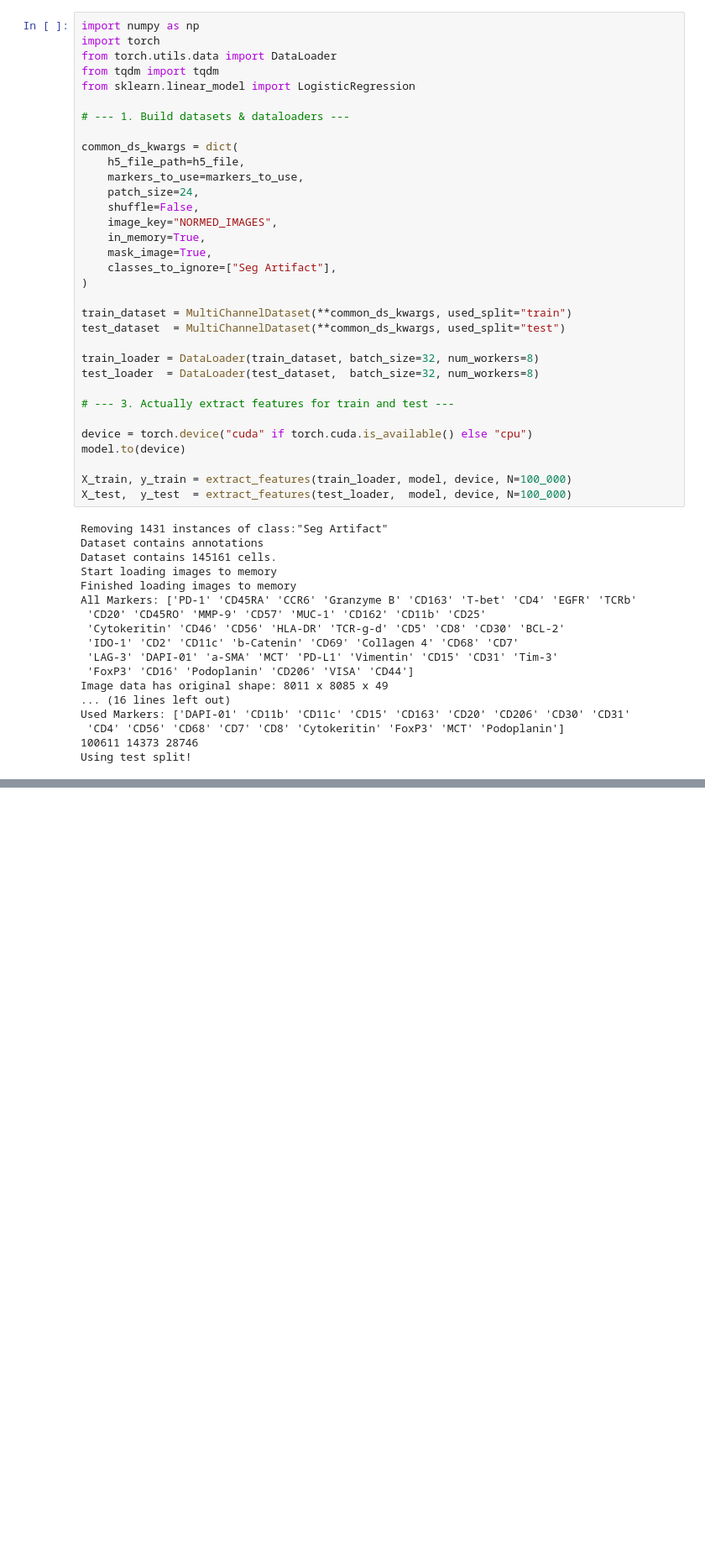
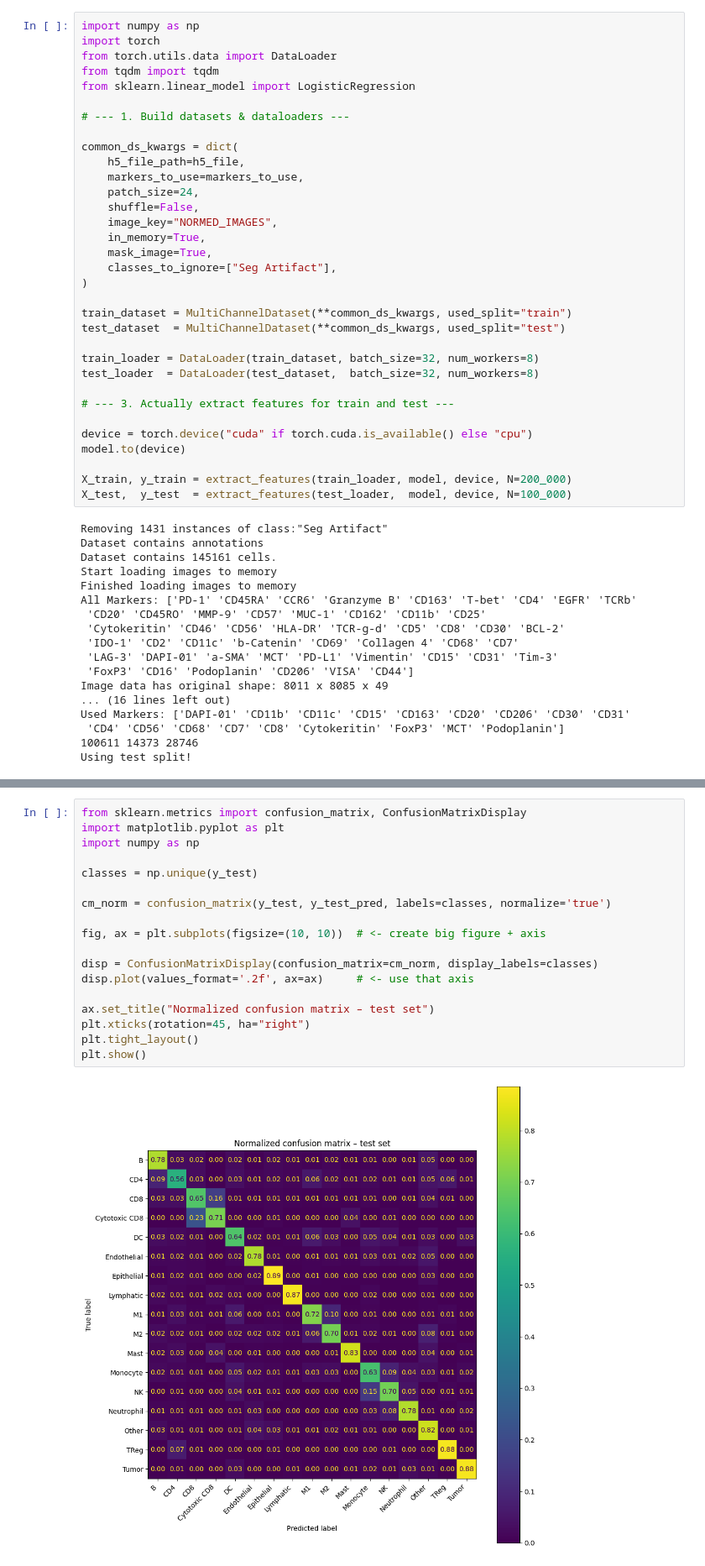
Before and after one commit to SimonBon/CIMS, a Jupyter notebook: example.ipynb, the cells around one changed output, grey strips where cells are left out. Shown at 84% size. Drawn from its saved outputs; the diff is of its cells as text; blank space fills up the shorter version.

Commit message:
added confusion matrix

```diff
--- a/example.ipynb
+++ b/example.ipynb
@@ -172,7 +172,7 @@ test_loader  = DataLoader(test_dataset,  batch_size=32, num_workers=8)
 device = torch.device("cuda" if torch.cuda.is_available() else "cpu")
 model.to(device)
 
-X_train, y_train = extract_features(train_loader, model, device, N=100_000)
+X_train, y_train = extract_features(train_loader, model, device, N=200_000)
 X_test,  y_test  = extract_features(test_loader,  model, device, N=100_000)
 # %% [output]
 Removing 1431 instances of class:"Seg Artifact"
@@ -211,0 +231,20 @@ Test accuracy: 0.7537396507340152
+# %%
+from sklearn.metrics import confusion_matrix, ConfusionMatrixDisplay
+import matplotlib.pyplot as plt
+import numpy as np
+
+classes = np.unique(y_test)
+
+cm_norm = confusion_matrix(y_test, y_test_pred, labels=classes, normalize='true')
+
+fig, ax = plt.subplots(figsize=(10, 10))  # <- create big figure + axis
+
+disp = ConfusionMatrixDisplay(confusion_matrix=cm_norm, display_labels=classes)
+disp.plot(values_format='.2f', ax=ax)     # <- use that axis
+
+ax.set_title("Normalized confusion matrix – test set")
+plt.xticks(rotation=45, ha="right")
+plt.tight_layout()
+plt.show()
+# %% [output]
+[figure, added]
```
Also changed, not shown: parts of 3 cells of this notebook.
